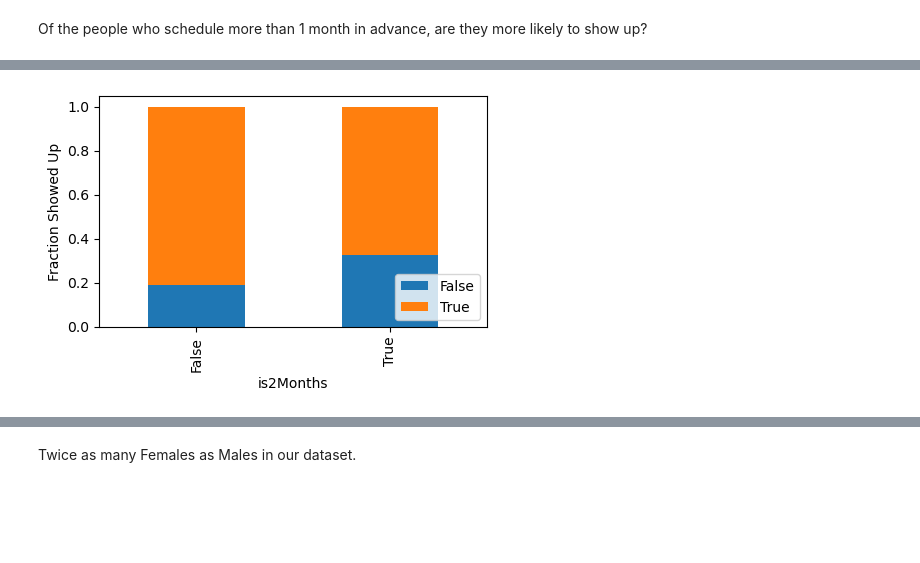
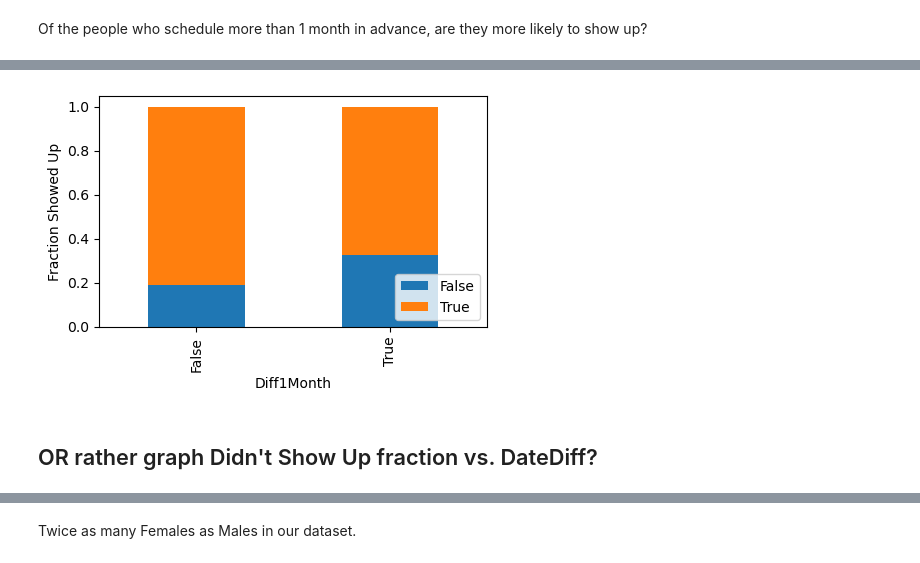
Before and after one commit to dwang0120/Hospital-No-Shows, a Jupyter notebook: project.ipynb, the cells around one changed output, grey strips where cells are left out. Drawn from its saved outputs; the diff is of its cells as text; code cells hidden in the pictures; blank space fills up the shorter version.

```diff
--- a/project.ipynb
+++ b/project.ipynb
@@ -259,12 +270,14 @@ Of the people who schedule more than 1 month in advance, are they more likely to
 # %%
-df['is2Months'] = df['DateDiff'] >= 30
+df['Diff1Month'] = df['DateDiff'] >= 30
 
-count_matrix = df.groupby(['is2Months', 'ShowedUp']).size().unstack()
+count_matrix = df.groupby(['Diff1Month', 'ShowedUp']).size().unstack()
 count_matrix_norm = count_matrix.div(count_matrix.sum(axis=1),axis=0)
 
 count_matrix_norm.plot(kind='bar', stacked=True,figsize=(5,3))
 plt.ylabel('Fraction Showed Up')
 plt.legend(loc=4)
 plt.show()
 # %% [output]
-[figure, old version]
+[figure, new version]
+# %% [markdown]
+## OR rather graph Didn't Show Up fraction vs. DateDiff?
```
Also changed, not shown: parts of 35 cells of this notebook, 1 other file.
